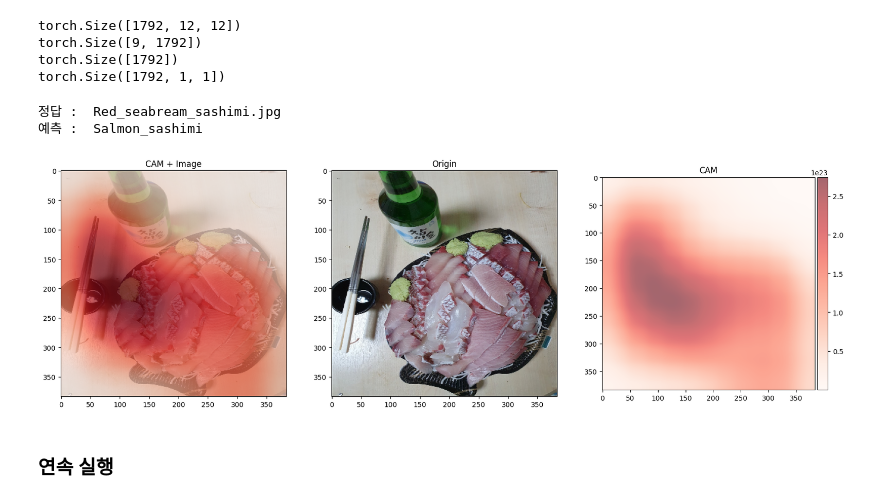
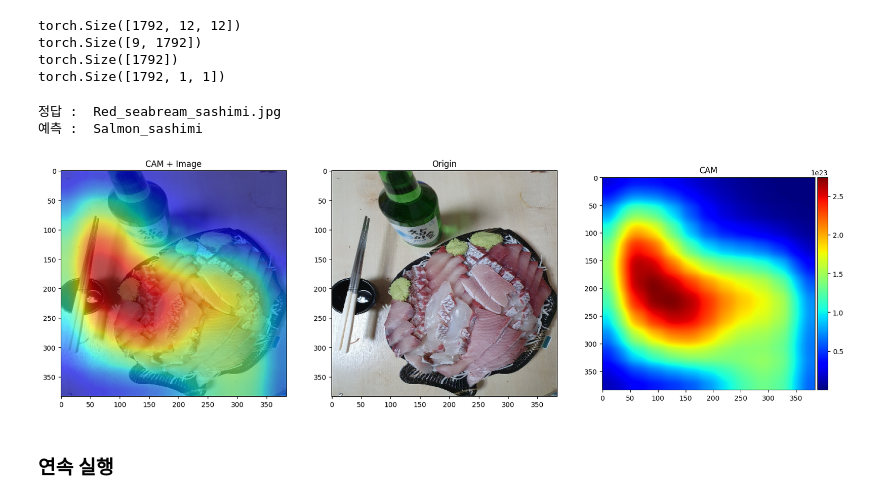
Before and after one commit to boostcampaitech4lv23cv2/final-project-level3-cv-13, a Jupyter notebook: ml/feature_map/Sashimi/Sashimi_CAM.ipynb, the cells around one changed output. Saved outputs shown, nothing was run; the diff lists cells and outputs as text; code cells hidden in the pictures.

```diff
--- a/ml/feature_map/Sashimi/Sashimi_CAM.ipynb
+++ b/ml/feature_map/Sashimi/Sashimi_CAM.ipynb
@@ -159,36 +159,36 @@ from mpl_toolkits.axes_grid1 import make_axes_locatable
 final_cam = cv2.resize(cam, dsize=(384, 384), interpolation= cv2.INTER_CUBIC)
 
 img_rgb = cv2.cvtColor(origin_image, cv2.COLOR_BGR2RGB)
 
 plt.figure(figsize=(20,40))
 
 plt.subplot(1,3,1)
 plt.title("CAM + Image")
 
 #plt.imshow(origin_image)
 plt.imshow(img_rgb)
-plt.imshow(final_cam,cmap = 'Reds' ,alpha=0.7)
+plt.imshow(final_cam,cmap = 'jet' ,alpha=0.6)
 
 plt.subplot(1,3,2)
 plt.title("Origin")
 #plt.imshow(origin_image)
 plt.imshow(img_rgb)
 
 
 ax = plt.subplot(1,3,3)
 plt.title("CAM")
-im =plt.imshow(final_cam, cmap = 'Reds' ,alpha=0.6)
+im =plt.imshow(final_cam, cmap = 'jet')
 divider = make_axes_locatable(ax)
 cax = divider.append_axes("right", size = "5%", pad = 0.05)
 plt.colorbar(im, cax= cax)
 print("정답 : ", image_name)
 keys = sashimi_category.keys()
 key_lst = list(keys)
 print("예측 : ",key_lst[preds[0]])
 # %% [output]
 정답 :  Red_seabream_sashimi.jpg
 예측 :  Salmon_sashimi
-[figure, old version]
+[figure, new version]
 # %% [markdown]
 ### 연속 실행
 # %%
```
Also changed, not shown: parts of 2 cells of this notebook, 4 other files.
